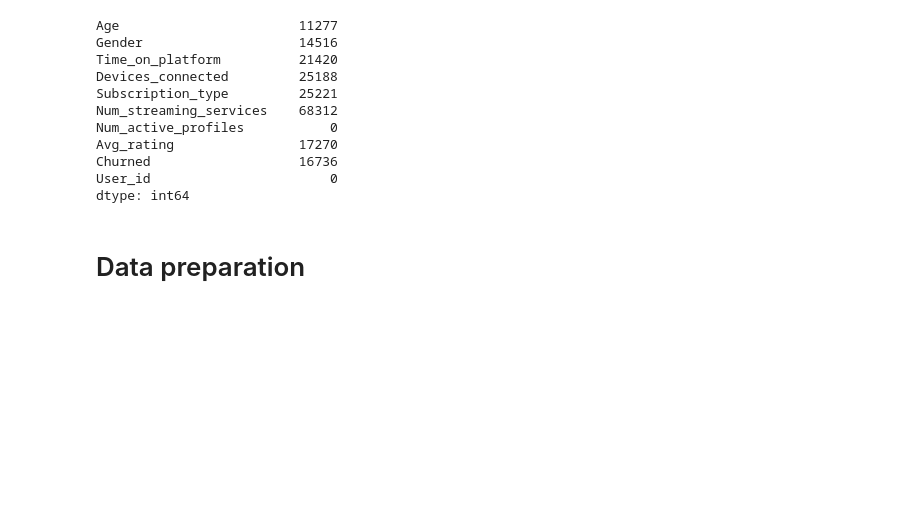
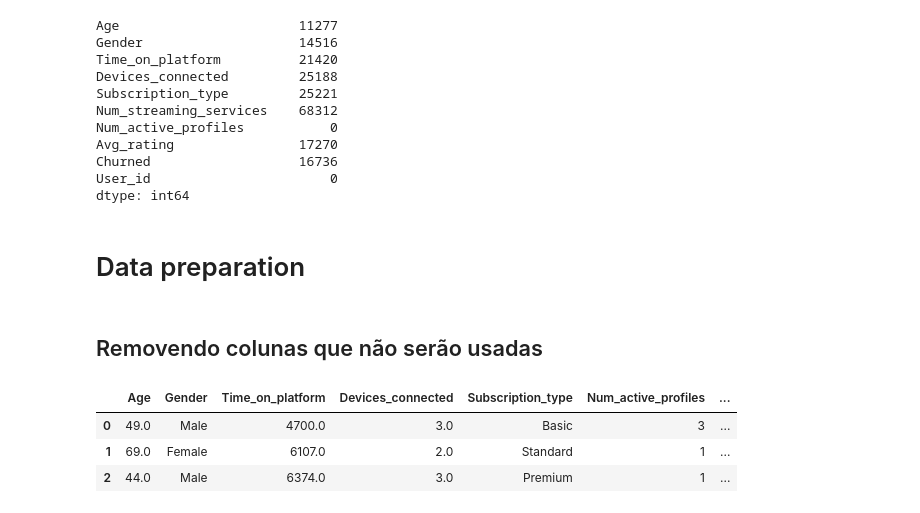
Before and after one commit to GTBelini22/Case_Classsificacao, a Jupyter notebook: Desafio_Previsão_de_Streaminyg_Classificação.ipynb, the cells around one changed output. Drawn from its saved outputs; the diff is of its cells as text; code cells hidden in the pictures; blank space fills up the shorter version.

Commit message:
Retirado as colunas que não serão usadas no modelo

```diff
--- a/Desafio_Previsão_de_Streaminyg_Classificação.ipynb
+++ b/Desafio_Previsão_de_Streaminyg_Classificação.ipynb
@@ -109,3 +109,17 @@ User_id                       0
 dtype: int64
 # %% [markdown]
 # Data preparation
+# %% [markdown]
+## Removendo colunas que não serão usadas
+# %%
+# Removendo a coluna a coluna de CustomerID - não vai usada para o objetivo da classificação
+# Removendo a coluna a coluna de Num_streaming_services - Muitos valores vazios
+
+df = df.drop(columns= ['User_id','Num_streaming_services'])
+# %%
+df.head(3)
+# %% [output]
+|  | Age | Gender | Time_on_platform | Devices_connected | Subscription_type | Num_active_profiles | ... |
+| 0 | 49.0 | Male | 4700.0 | 3.0 | Basic | 3 | ... |
+| 1 | 69.0 | Female | 6107.0 | 2.0 | Standard | 1 | ... |
+| 2 | 44.0 | Male | 6374.0 | 3.0 | Premium | 1 | ... |
```
